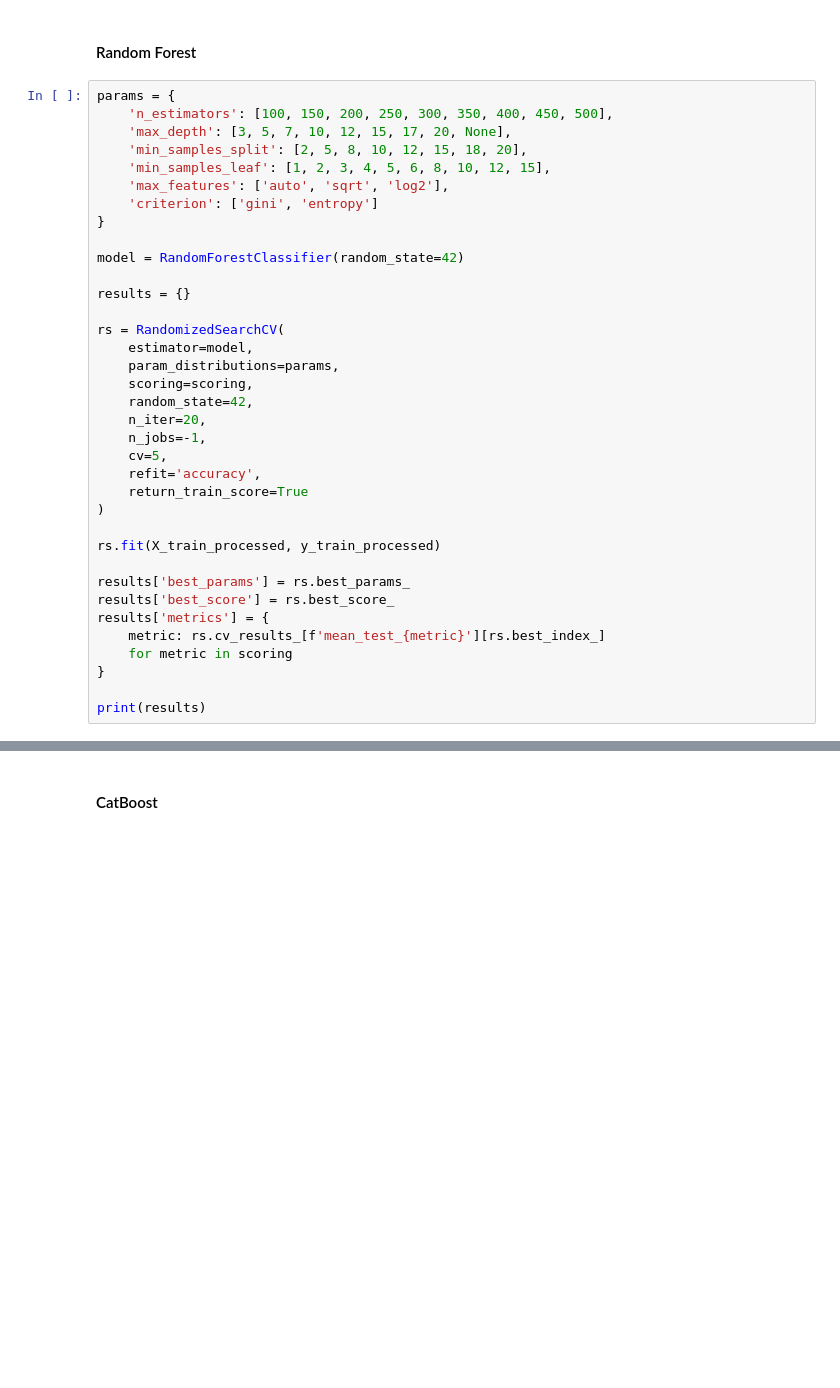
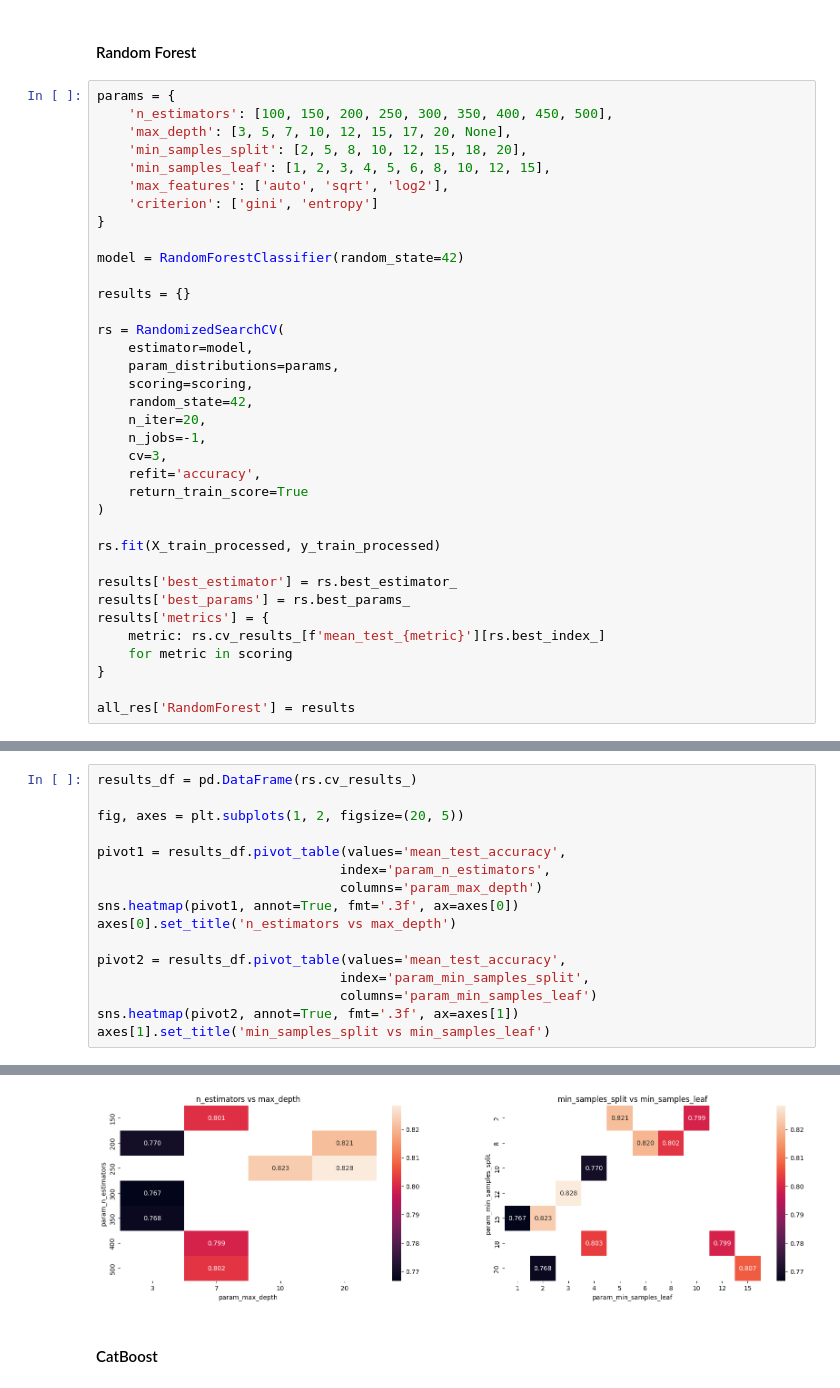
Before and after one commit to ilya-romanov-ig/telco-customer-churn-prediction, a Jupyter notebook: notebooks/04_hyperparameter_tuning.ipynb, the cells around one changed output, grey strips where cells are left out. Drawn from its saved outputs; the diff is of its cells as text; blank space fills up the shorter version.

```diff
--- a/notebooks/04_hyperparameter_tuning.ipynb
+++ b/notebooks/04_hyperparameter_tuning.ipynb
@@ -63,18 +73,18 @@ rs = RandomizedSearchCV(
     random_state=42,
     n_iter=20,
     n_jobs=-1,
-    cv=5,
+    cv=3,
     refit='accuracy',
     return_train_score=True
 )
 
 rs.fit(X_train_processed, y_train_processed)
 
+results['best_estimator'] = rs.best_estimator_
 results['best_params'] = rs.best_params_
-results['best_score'] = rs.best_score_
 results['metrics'] = {
     metric: rs.cv_results_[f'mean_test_{metric}'][rs.best_index_]
     for metric in scoring
 }
 
-print(results)
+all_res['RandomForest'] = results
@@ -82,0 +106,17 @@ print(results)
+# %%
+results_df = pd.DataFrame(rs.cv_results_)
+
+fig, axes = plt.subplots(1, 2, figsize=(20, 5))
+
+pivot1 = results_df.pivot_table(values='mean_test_accuracy',
+                               index='param_n_estimators',
+                               columns='param_max_depth')
+sns.heatmap(pivot1, annot=True, fmt='.3f', ax=axes[0])
+axes[0].set_title('n_estimators vs max_depth')
+
+pivot2 = results_df.pivot_table(values='mean_test_accuracy',
+                               index='param_min_samples_split',
+                               columns='param_min_samples_leaf')
+sns.heatmap(pivot2, annot=True, fmt='.3f', ax=axes[1])
+axes[1].set_title('min_samples_split vs min_samples_leaf')
+# %% [output]
@@ -83,3 +124,4 @@ print(results)
+[figure, added]
 # %% [markdown]
 #### CatBoost
 # %%
```
Also changed, not shown: parts of 15 cells of this notebook, 7 other files.
